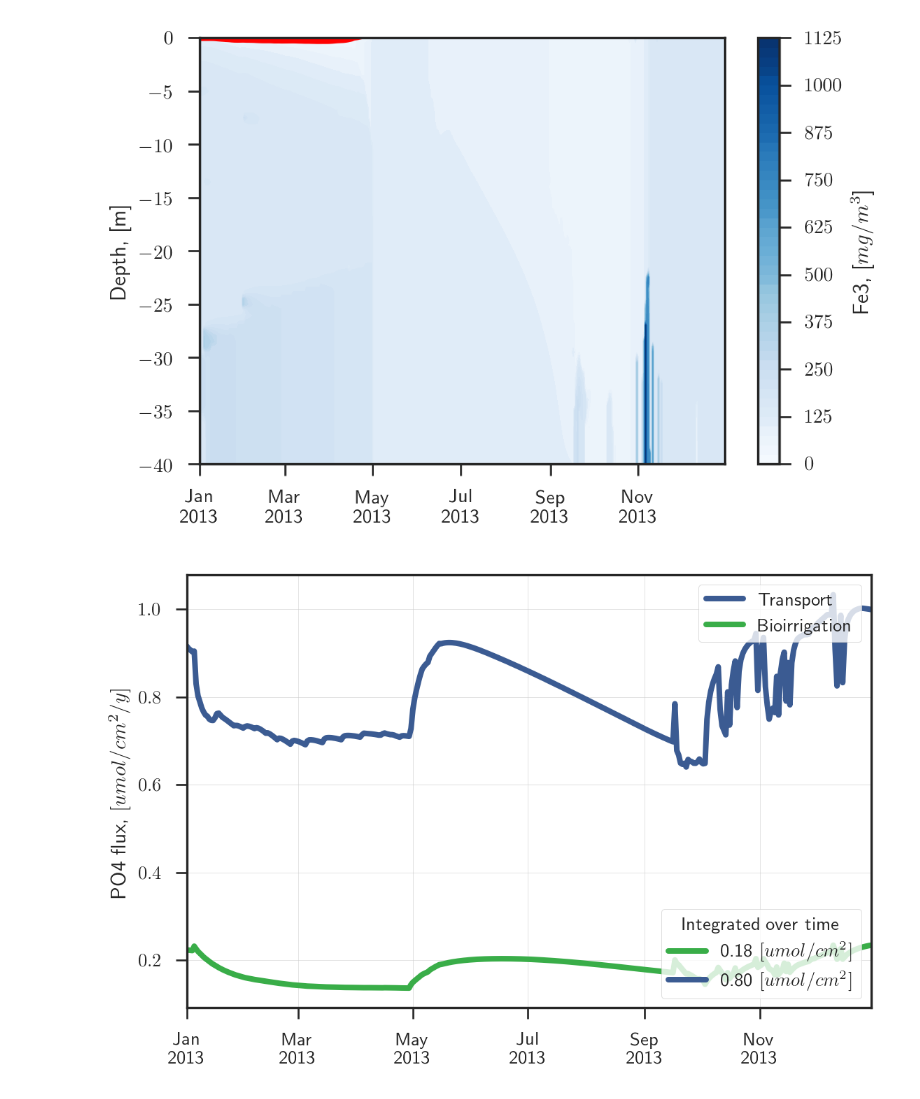
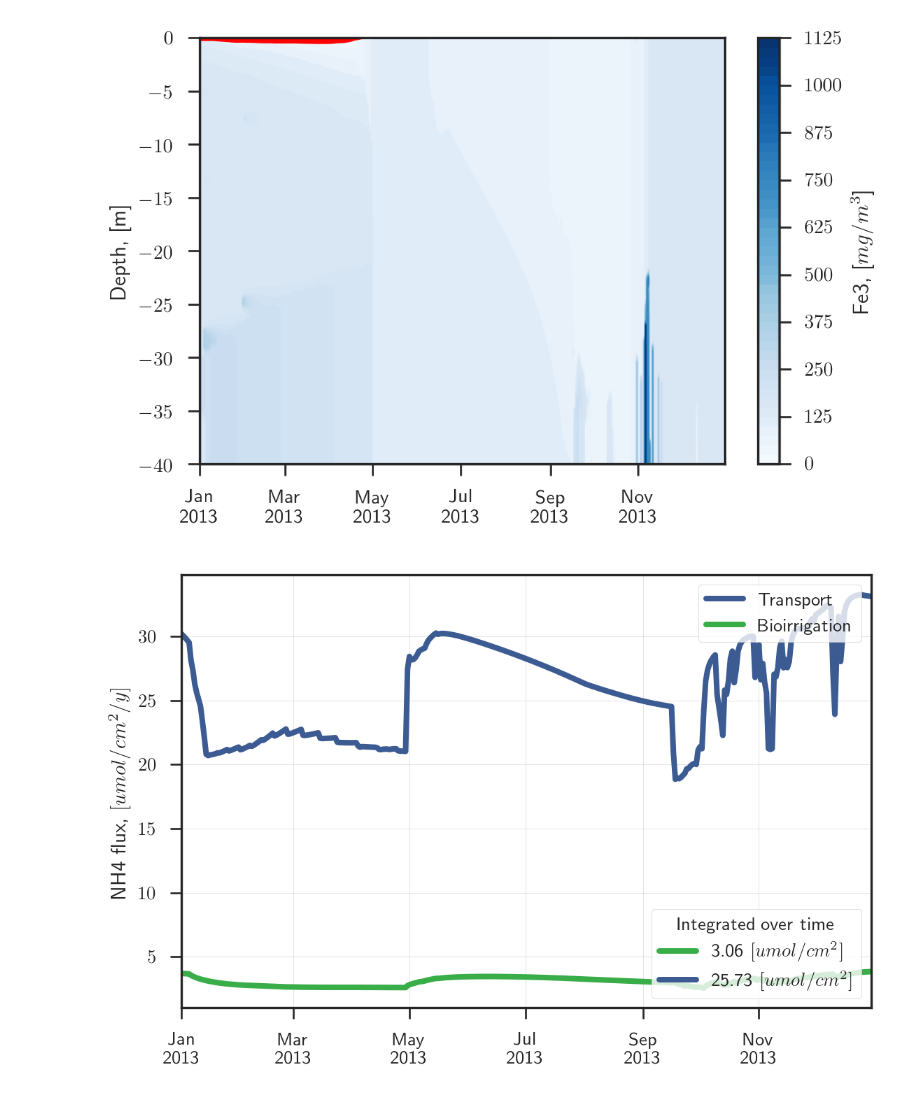
Before and after one commit to biogeochemistry/MyLake_v2_Vansjo, a Jupyter notebook: Postproc_code/plots.ipynb, the cells around one changed output. Cells and saved outputs as stored; diff of their text form; code cells hidden in the pictures.

```diff
--- a/Postproc_code/plots.ipynb
+++ b/Postproc_code/plots.ipynb
@@ -190,6 +190,6 @@ plotter.contour_plot('water-column', ['Fe3'], convert_units=0, years_ago=0)
 # %% [output]
 [figure]
 # %%
-plotter.flux('PO4', convert_units=1)
+plotter.flux('NH4', convert_units=1)
 # %% [output]
-[figure, old version]
+[figure, new version]
```
Also changed, not shown: parts of 38 cells of this notebook, 5 other files.
